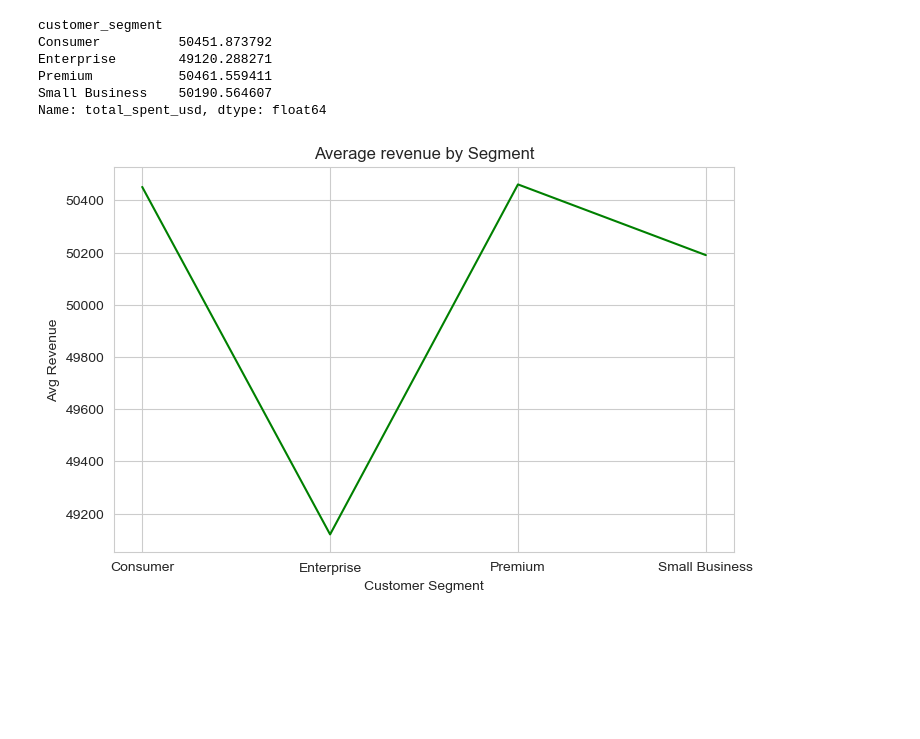
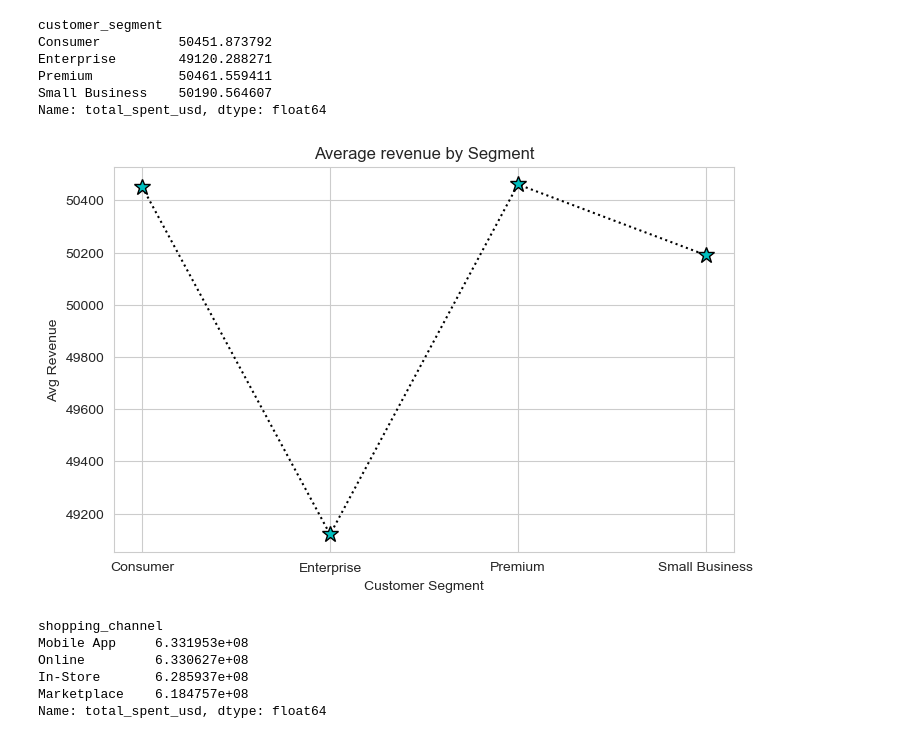
Before and after one commit to JuttuAbhiram/Data-Analytics-with-AI, a Jupyter notebook: e_commerce_customer_segment_analysis.ipynb, the cells around one changed output. Saved outputs shown, nothing was run; the diff lists cells and outputs as text; code cells hidden in the pictures; blank space fills up the shorter version.

Commit message:
visualization3: revenue by shopping channel

```diff
--- a/e_commerce_customer_segment_analysis.ipynb
+++ b/e_commerce_customer_segment_analysis.ipynb
@@ -178,10 +178,20 @@ Small Business    50190.564607
 Name: total_spent_usd, dtype: float64
 # %%
 plt.figure(figsize=(8,5))
-plt.plot(avg_revenue_by_segment.index,avg_revenue_by_segment.values,color="g")
+plt.plot(avg_revenue_by_segment.index,avg_revenue_by_segment.values,ls=":",color="k",marker="*",mfc="c",ms=12)
 plt.title("Average revenue by Segment")
 plt.xlabel("Customer Segment")
 plt.ylabel("Avg Revenue")
 plt.show()
 # %% [output]
-[figure, old version]
+[figure, new version]
+# %%
+shopping_by_channels=df2.groupby("shopping_channel")["total_spent_usd"].sum().sort_values(ascending=False)
+print(shopping_by_channels)
+# %% [output]
+shopping_channel
+Mobile App     6.331953e+08
+Online         6.330627e+08
+In-Store       6.285937e+08
+Marketplace    6.184757e+08
+Name: total_spent_usd, dtype: float64
```
Also changed, not shown: parts of 1 cell of this notebook.
